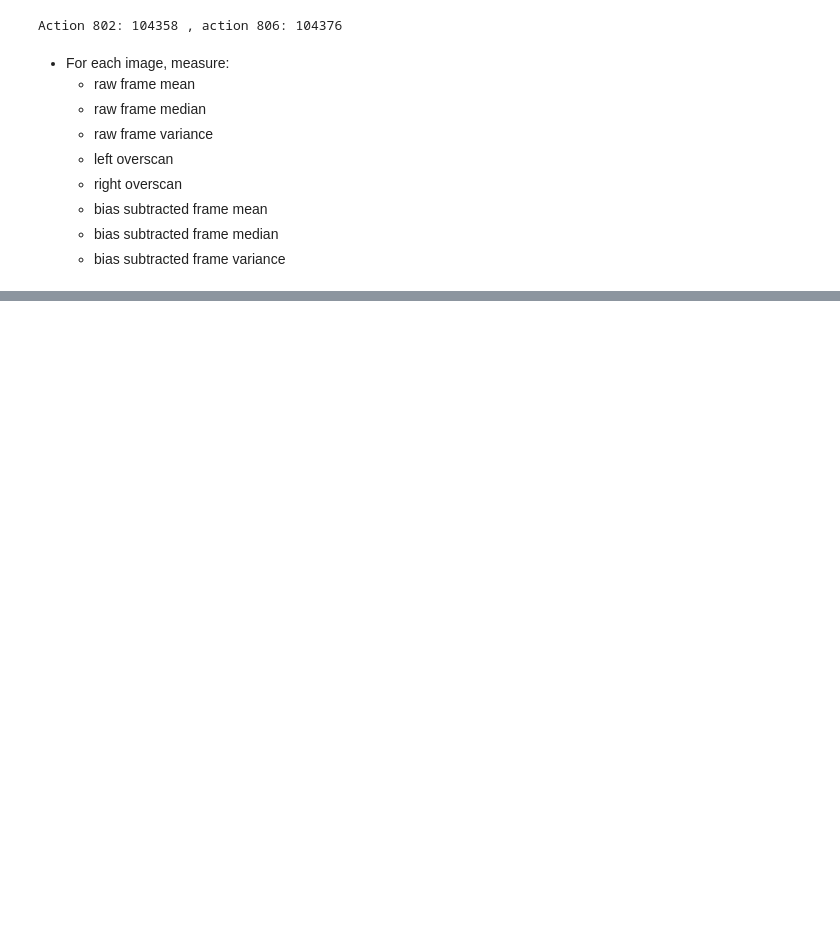
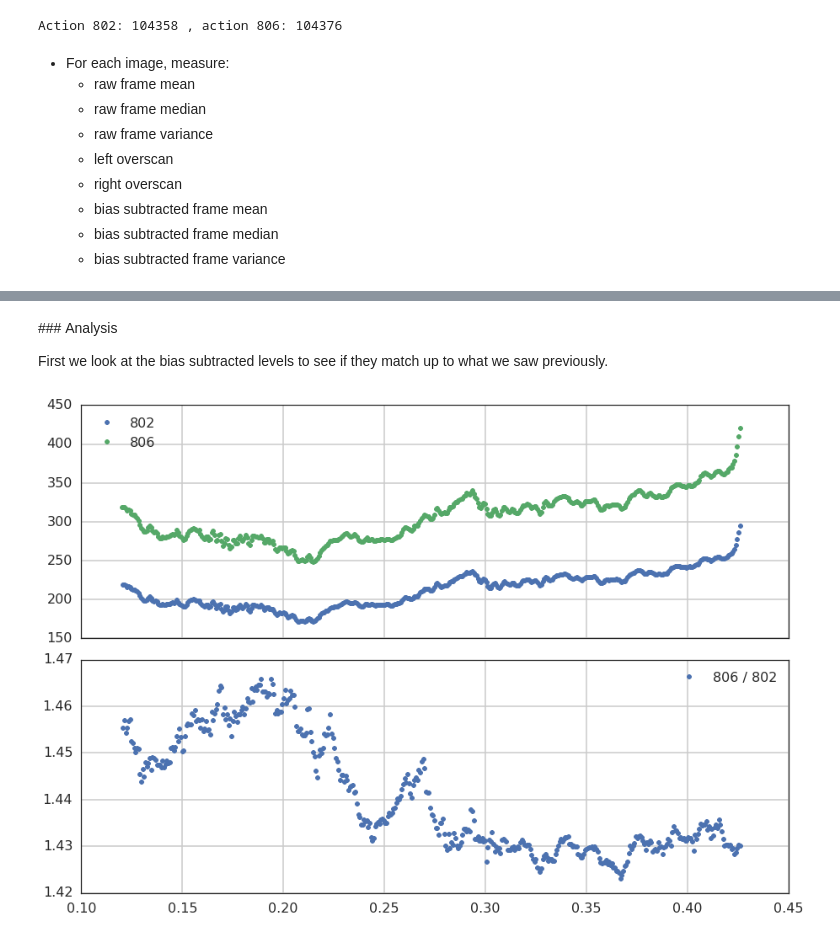
Before and after one commit to NGTS/analysis-camera-voltages, a Jupyter notebook: paladin_analysis.ipynb, the cells around one changed output, grey strips where cells are left out. Cells and saved outputs as stored; diff of their text form; code cells hidden in the pictures; blank space fills up the shorter version.

Commit message:
Add further analysis to paladin_analysis

```diff
--- a/paladin_analysis.ipynb
+++ b/paladin_analysis.ipynb
@@ -145,0 +178,43 @@ a = 10
+# %% [markdown]
+### Analysis
+
+First we look at the bias subtracted levels to see if they match up to what we saw previously.
+# %%
+@contextmanager
+def subplots(*args, **kwargs):
+    grid = kwargs.pop('grid', True)
+    fig, axes = plt.subplots(*args, **kwargs)
+    yield (fig, axes)
+    if grid:
+        try:
+            for ax in axes:
+                ax.grid(True)
+        except TypeError:
+            axes.grid(True)
+    fig.tight_layout()
+# %%
+def bin_data(mjd, data, bins, statistic='median'):
+    dmjd = mjd % 1
+    if not isinstance(bins, np.ndarray):
+        bins = np.linspace(dmjd.min(), dmjd.max(), bins)
+    binned, _, _ = stats.binned_statistic(dmjd, data, statistic=statistic, bins=bins)
+    return (bins, binned)
+# %%
+bin_begin, bin_end = 0.1, 0.45
+bin_minutes = 1.
+nbins = (bin_end - bin_begin) * 86400. / 60. / bin_minutes
+bins = np.linspace(bin_begin, bin_end, nbins)
+# %%
+frame_ratio = (bin_data(df_806.mjd, df_806.bias_subtracted_frame_mean, bins)[1] /
+         bin_data(df_802.mjd, df_802.bias_subtracted_frame_mean, bins)[1])
+
+with subplots(2, 1, sharex=True) as (fig, axes):
+    for name, g in df.groupby('camera_id'):
+        _, by = bin_data(g.mjd, g.bias_subtracted_frame_mean, bins)
+        axes[0].plot(bins[:-1], by, '.', label=name)
+    axes[0].legend(loc='best')
+
+    axes[1].plot(bins[:-1], frame_ratio, '.', label='806 / 802')
+    axes[1].legend(loc='best')
+# %% [output]
+[figure, added]
```
Also changed, not shown: parts of 20 cells of this notebook.
